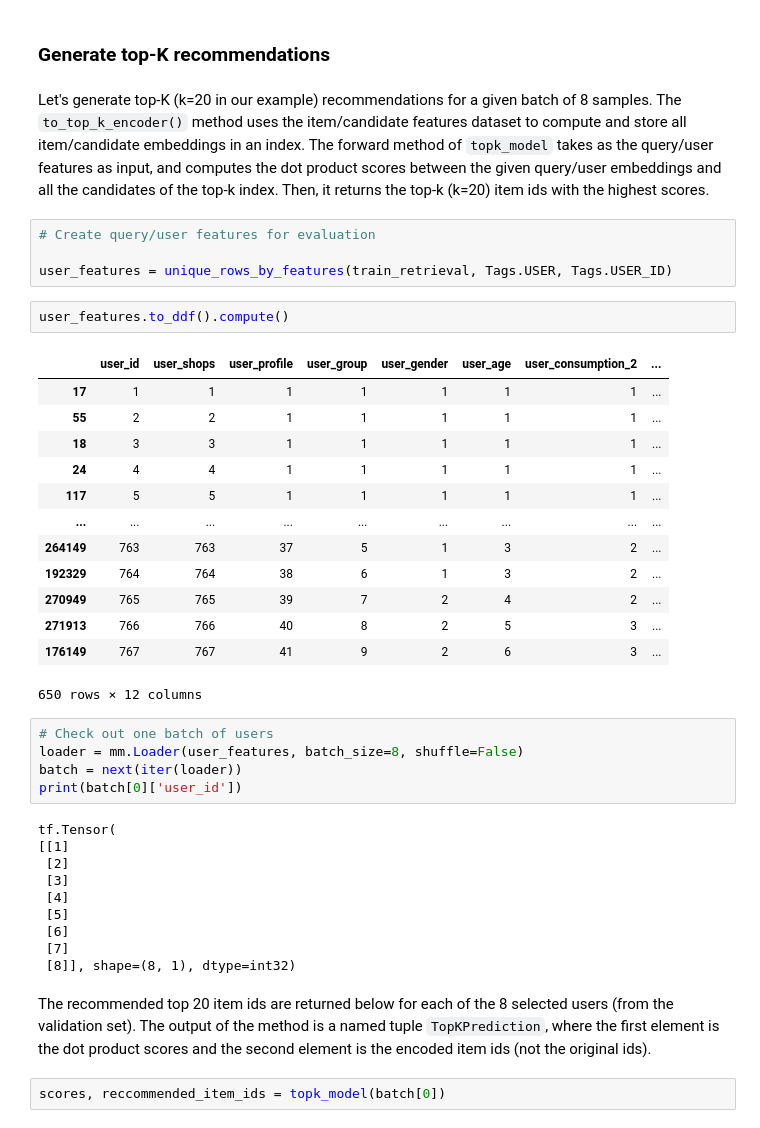
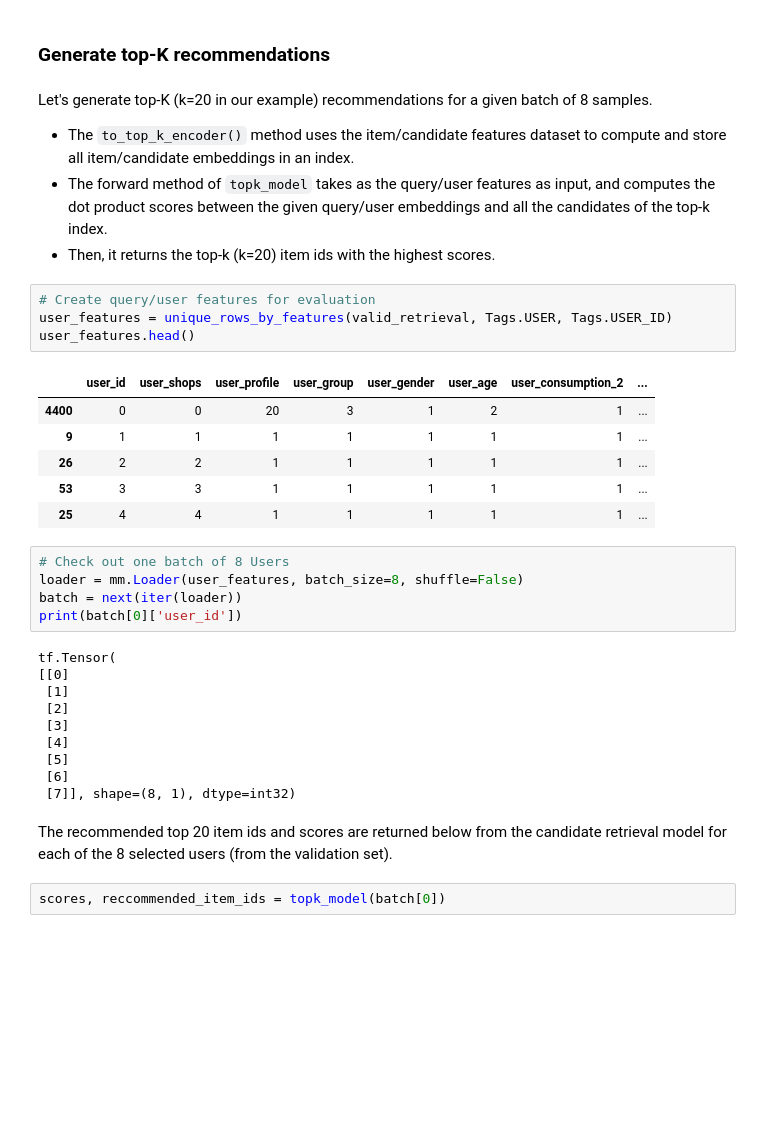
Before and after one commit to redis-developer/redis-nvidia-recsys, a Jupyter notebook: offline-batch-recsys/Offline-Batch-Recommender-System.ipynb, the cells around one changed output. Drawn from its saved outputs; the diff is of its cells as text; blank space fills up the shorter version.

```diff
--- a/offline-batch-recsys/Offline-Batch-Recommender-System.ipynb
+++ b/offline-batch-recsys/Offline-Batch-Recommender-System.ipynb
@@ -330,44 +312,38 @@ metrics
 # %% [markdown]
 ### Generate top-K recommendations
 # %% [markdown]
-Let's generate top-K (k=20 in our example) recommendations for a given batch of 8 samples. The `to_top_k_encoder()` method uses the item/candidate features dataset to compute and store all item/candidate embeddings in an index. The forward method of `topk_model` takes as the query/user features as input, and computes the dot product scores between the given query/user embeddings and all the candidates of the top-k index. Then, it returns the top-k (k=20) item ids with the highest scores.
+Let's generate top-K (k=20 in our example) recommendations for a given batch of 8 samples.
+- The `to_top_k_encoder()` method uses the item/candidate features dataset to compute and store all item/candidate embeddings in an index.
+- The forward method of `topk_model` takes as the query/user features as input, and computes the dot product scores between the given query/user embeddings and all the candidates of the top-k index.
+- Then, it returns the top-k (k=20) item ids with the highest scores.
 # %%
 # Create query/user features for evaluation
-
-user_features = unique_rows_by_features(train_retrieval, Tags.USER, Tags.USER_ID)
+user_features = unique_rows_by_features(valid_retrieval, Tags.USER, Tags.USER_ID)
+user_features.head()
+# %% [output]
+|  | user_id | user_shops | user_profile | user_group | user_gender | user_age | user_consumption_2 | ... |
+| 4400 | 0 | 0 | 20 | 3 | 1 | 2 | 1 | ... |
+| 9 | 1 | 1 | 1 | 1 | 1 | 1 | 1 | ... |
+| 26 | 2 | 2 | 1 | 1 | 1 | 1 | 1 | ... |
+| 53 | 3 | 3 | 1 | 1 | 1 | 1 | 1 | ... |
+| 25 | 4 | 4 | 1 | 1 | 1 | 1 | 1 | ... |
-# %%
-user_features.to_ddf().compute()
-# %% [output]
-|  | user_id | user_shops | user_profile | user_group | user_gender | user_age | user_consumption_2 | ... |
-| 17 | 1 | 1 | 1 | 1 | 1 | 1 | 1 | ... |
-| 55 | 2 | 2 | 1 | 1 | 1 | 1 | 1 | ... |
-| 18 | 3 | 3 | 1 | 1 | 1 | 1 | 1 | ... |
-| 24 | 4 | 4 | 1 | 1 | 1 | 1 | 1 | ... |
-| 117 | 5 | 5 | 1 | 1 | 1 | 1 | 1 | ... |
-| ... | ... | ... | ... | ... | ... | ... | ... | ... |
-| 264149 | 763 | 763 | 37 | 5 | 1 | 3 | 2 | ... |
-| 192329 | 764 | 764 | 38 | 6 | 1 | 3 | 2 | ... |
-| 270949 | 765 | 765 | 39 | 7 | 2 | 4 | 2 | ... |
-| 271913 | 766 | 766 | 40 | 8 | 2 | 5 | 3 | ... |
-| 176149 | 767 | 767 | 41 | 9 | 2 | 6 | 3 | ... |
-650 rows × 12 columns
 # %%
-# Check out one batch of users
+# Check out one batch of 8 Users
 loader = mm.Loader(user_features, batch_size=8, shuffle=False)
 batch = next(iter(loader))
 print(batch[0]['user_id'])
 # %% [output]
 tf.Tensor(
-[[1]
+[[0]
+ [1]
  [2]
  [3]
  [4]
  [5]
  [6]
- [7]
- [8]], shape=(8, 1), dtype=int32)
+ [7]], shape=(8, 1), dtype=int32)
 # %% [markdown]
-The recommended top 20 item ids are returned below for each of the 8 selected users (from the validation set). The output of the method is a named tuple `TopKPrediction`, where the first element is the dot product scores and the second element is the encoded item ids (not the original ids).
+The recommended top 20 item ids and scores are returned below from the candidate retrieval model for each of the 8 selected users (from the validation set).
 # %%
 scores, reccommended_item_ids = topk_model(batch[0])
 # %%
```
Also changed, not shown: parts of 64 cells of this notebook.
